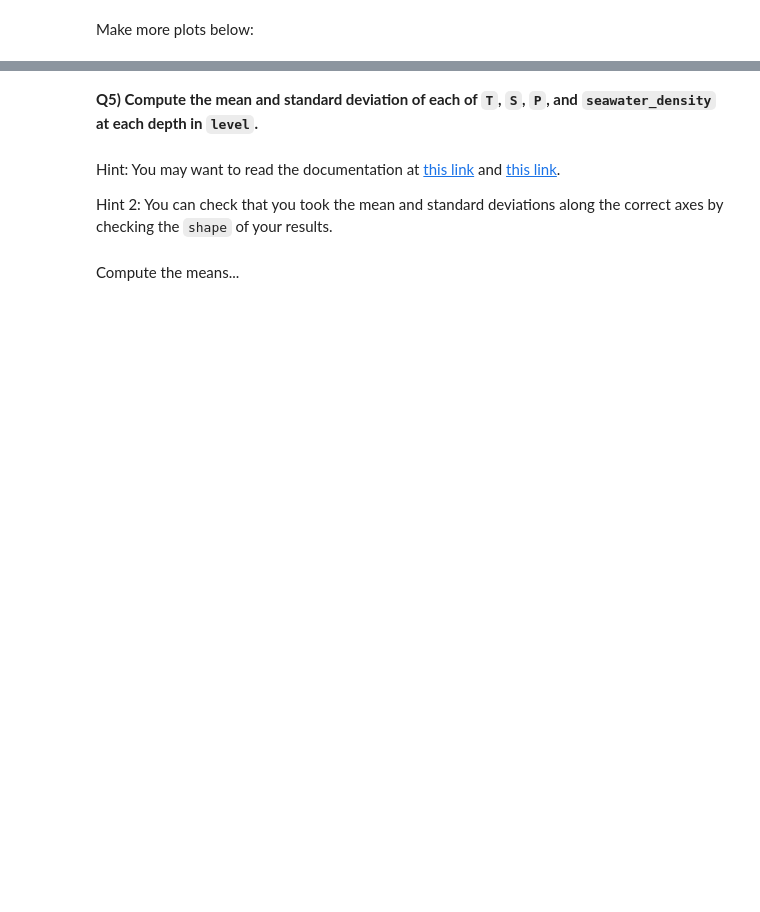
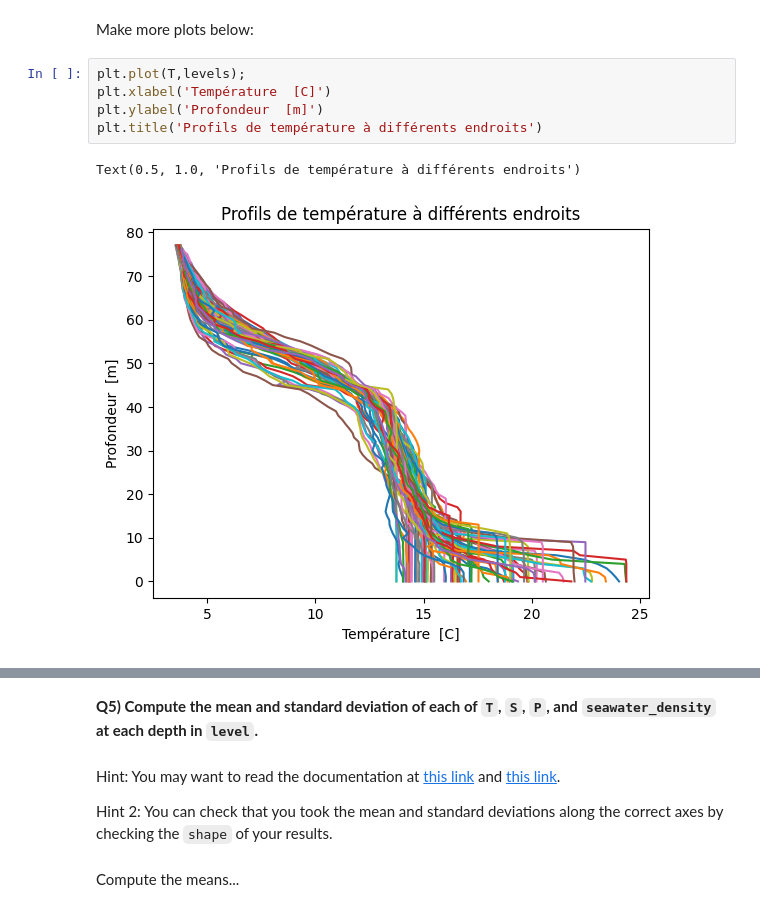
Before and after one commit to koleens/2023_Intro_Python, a Jupyter notebook: W2_S1.ipynb, the cells around one changed output, grey strips where cells are left out. Drawn from its saved outputs; the diff is of its cells as text; blank space fills up the shorter version.

```diff
--- a/W2_S1.ipynb
+++ b/W2_S1.ipynb
@@ -246,2 +264,10 @@ plt.title(___)
 # %% [markdown]
 Make more plots below:
+# %%
+plt.plot(T,levels);
+plt.xlabel('Température  [C]')
+plt.ylabel('Profondeur  [m]')
+plt.title('Profils de température à différents endroits')
+# %% [output]
+Text(0.5, 1.0, 'Profils de température à différents endroits')
+[figure, added]
```
Also changed, not shown: parts of 32 cells of this notebook.
